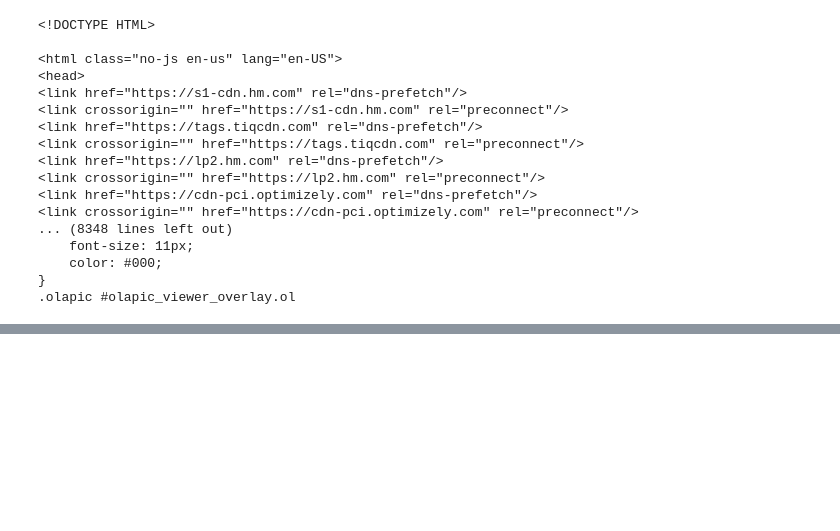
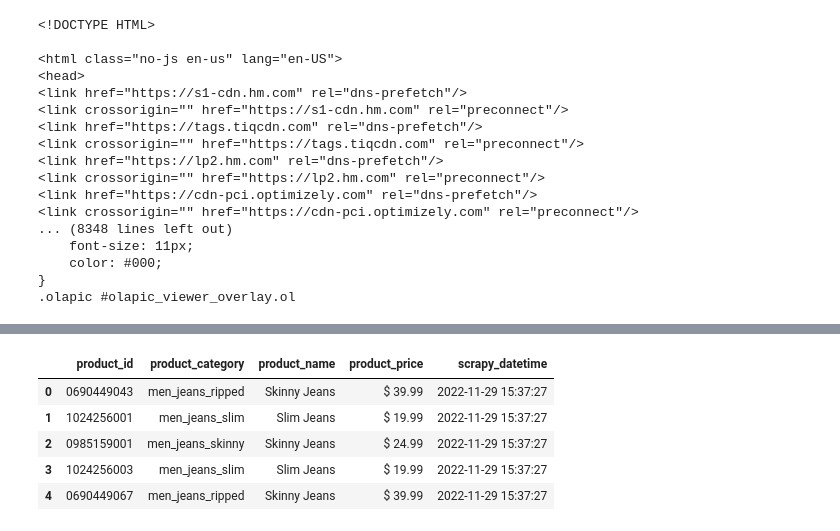
Before and after one commit to ViniciusKos/best_price_prediction, a Jupyter notebook: best_price.ipynb, the cells around one changed output, grey strips where cells are left out. Saved outputs shown, nothing was run; the diff lists cells and outputs as text; code cells hidden in the pictures; blank space fills up the shorter version.

```diff
--- a/best_price.ipynb
+++ b/best_price.ipynb
@@ -291,0 +250,28 @@ IndexError: list index out of range
+# %%
+product_list = products.find_all( "article", class_="hm-product-item")
+
+product_id = [ p.get( 'data-articlecode') for p in product_list]
+
+product_category = [ p.get( 'data-category') for p in product_list]
+
+list_name = products.find_all( "a", class_ = 'link')
+
+product_name = [ p.get_text() for p in list_name]
+
+price_list = products.find_all( "span", class_ = 'price regular')
+
+product_price = [ p.get_text() for p in price_list]
+# %%
+df_products = pd.DataFrame( [product_id, product_category, product_name, product_price] ).T
+df_products.columns = ['product_id', 'product_category', 'product_name', 'product_price']
+df_products['scrapy_datetime'] = datetime.now().strftime( '%Y-%m-%d %H:%M:%S' )
+#df_products['style_id'] = df_products['product_id'].str[:-3]
+#df_products['color_id'] = df_products['product_id'].str[-3:]
+df_products.head()
+# %% [output]
+|  | product_id | product_category | product_name | product_price | scrapy_datetime |
+| 0 | 0690449043 | men_jeans_ripped | Skinny Jeans | $ 39.99 | 2022-11-29 15:37:27 |
+| 1 | 1024256001 | men_jeans_slim | Slim Jeans | $ 19.99 | 2022-11-29 15:37:27 |
+| 2 | 0985159001 | men_jeans_skinny | Skinny Jeans | $ 24.99 | 2022-11-29 15:37:27 |
+| 3 | 1024256003 | men_jeans_slim | Slim Jeans | $ 19.99 | 2022-11-29 15:37:27 |
+| 4 | 0690449067 | men_jeans_ripped | Skinny Jeans | $ 39.99 | 2022-11-29 15:37:27 |
```
Also changed, not shown: parts of 19 cells of this notebook.
